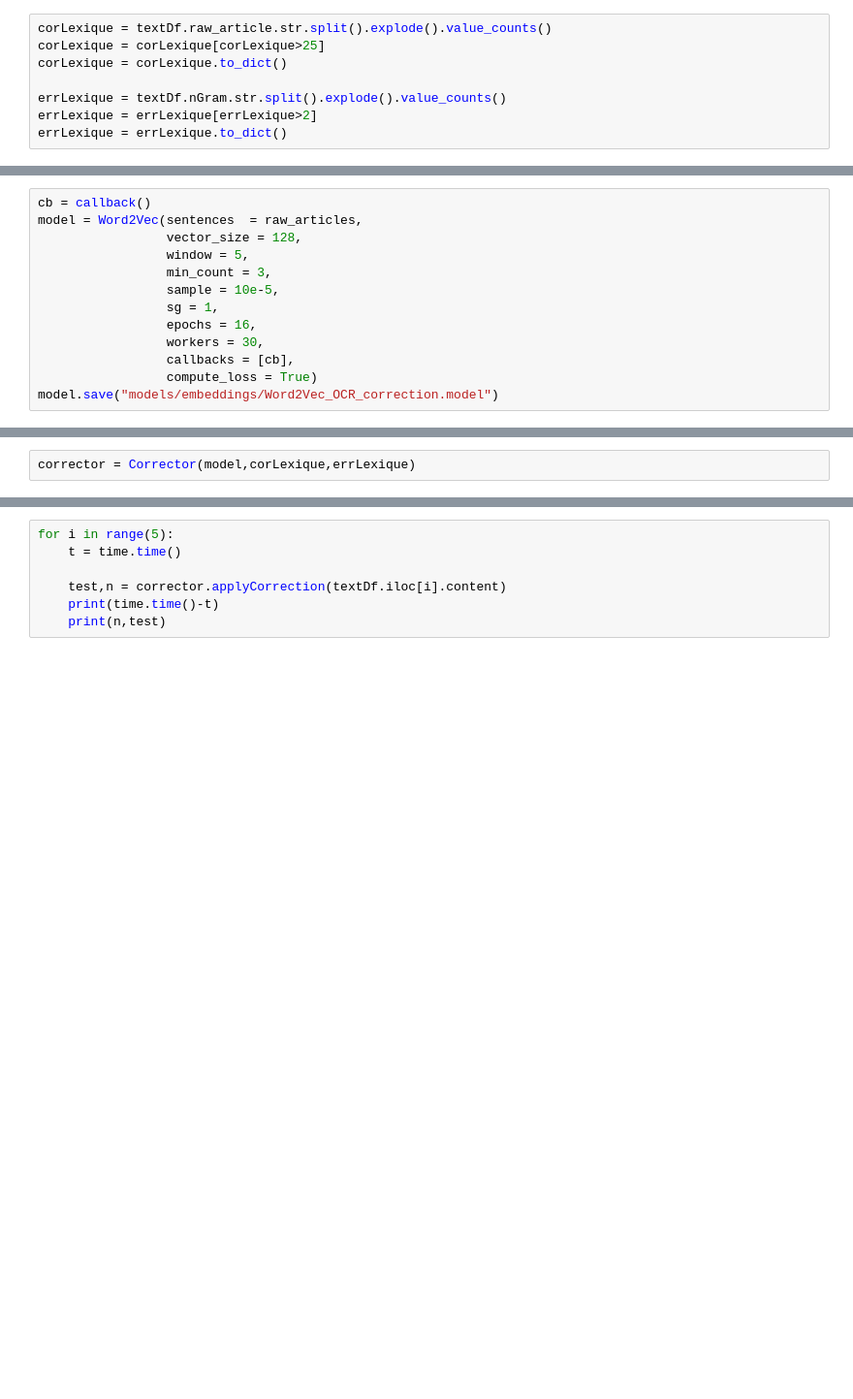
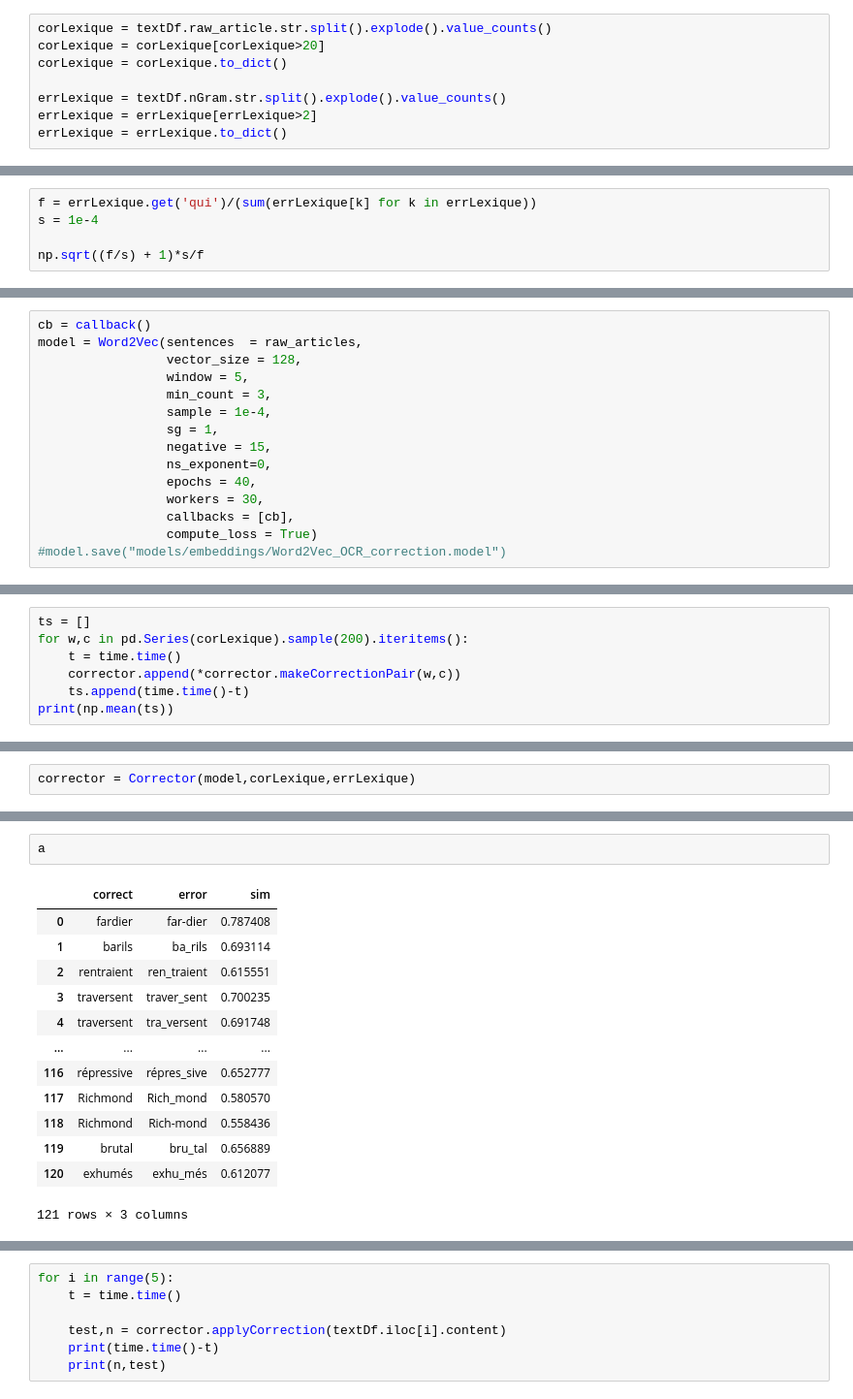
Before and after one commit to GuilhemSicard/Future-Anxiety, a Jupyter notebook: DataCleaning.ipynb, the cells around one changed output, grey strips where cells are left out. Shown at 97% size. Cells and saved outputs as stored; diff of their text form; blank space fills up the shorter version.

```diff
--- a/DataCleaning.ipynb
+++ b/DataCleaning.ipynb
@@ -194,7 +195,7 @@ textDf['nGram'] = textDf['nGram'].apply(' '.join)
 textDf.to_csv('data/le_figaro.csv',index=False)
 # %%
 corLexique = textDf.raw_article.str.split().explode().value_counts()
-corLexique = corLexique[corLexique>25]
+corLexique = corLexique[corLexique>20]
 corLexique = corLexique.to_dict()
 
 errLexique = textDf.nGram.str.split().explode().value_counts()
@@ -203,3 +204,8 @@ errLexique = errLexique.to_dict()
 # %%
 #textDf = pd.read_csv('data/le_figaro.csv')
 #raw_articles = textDf.nGram.str.split().tolist()
+# %%
+f = errLexique.get('qui')/(sum(errLexique[k] for k in errLexique))
+s = 1e-4
+
+np.sqrt((f/s) + 1)*s/f
@@ -209,11 +217,13 @@ model = Word2Vec(sentences  = raw_articles,
                  vector_size = 128,
                  window = 5,
                  min_count = 3,
-                 sample = 10e-5,
+                 sample = 1e-4,
                  sg = 1,
-                 epochs = 16,
+                 negative = 15,
+                 ns_exponent=0,
+                 epochs = 40,
                  workers = 30,
                  callbacks = [cb],
                  compute_loss = True)
-model.save("models/embeddings/Word2Vec_OCR_correction.model")
+#model.save("models/embeddings/Word2Vec_OCR_correction.model")
 # %% [output]
@@ -405,0 +518,7 @@ class Corrector():
+# %%
+ts = []
+for w,c in pd.Series(corLexique).sample(200).iteritems():
+    t = time.time()
+    corrector.append(*corrector.makeCorrectionPair(w,c))
+    ts.append(time.time()-t)
+print(np.mean(ts))
@@ -421,0 +540,16 @@ corrector.setCorrectors()
+# %%
+a
+# %% [output]
+|  | correct | error | sim |
+| 0 | fardier | far-dier | 0.787408 |
+| 1 | barils | ba_rils | 0.693114 |
+| 2 | rentraient | ren_traient | 0.615551 |
+| 3 | traversent | traver_sent | 0.700235 |
+| 4 | traversent | tra_versent | 0.691748 |
+| ... | ... | ... | ... |
+| 116 | répressive | répres_sive | 0.652777 |
+| 117 | Richmond | Rich_mond | 0.580570 |
+| 118 | Richmond | Rich-mond | 0.558436 |
+| 119 | brutal | bru_tal | 0.656889 |
+| 120 | exhumés | exhu_més | 0.612077 |
+121 rows × 3 columns
```
Also changed, not shown: parts of 29 cells of this notebook, 2 other files.
